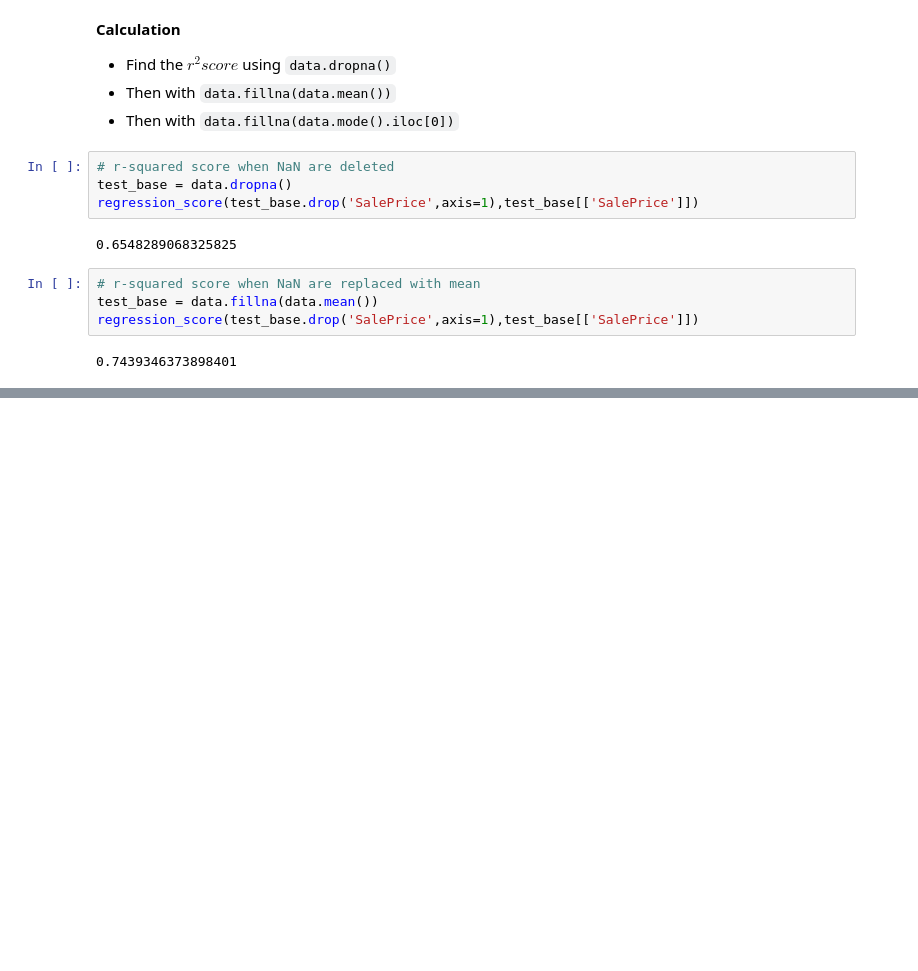
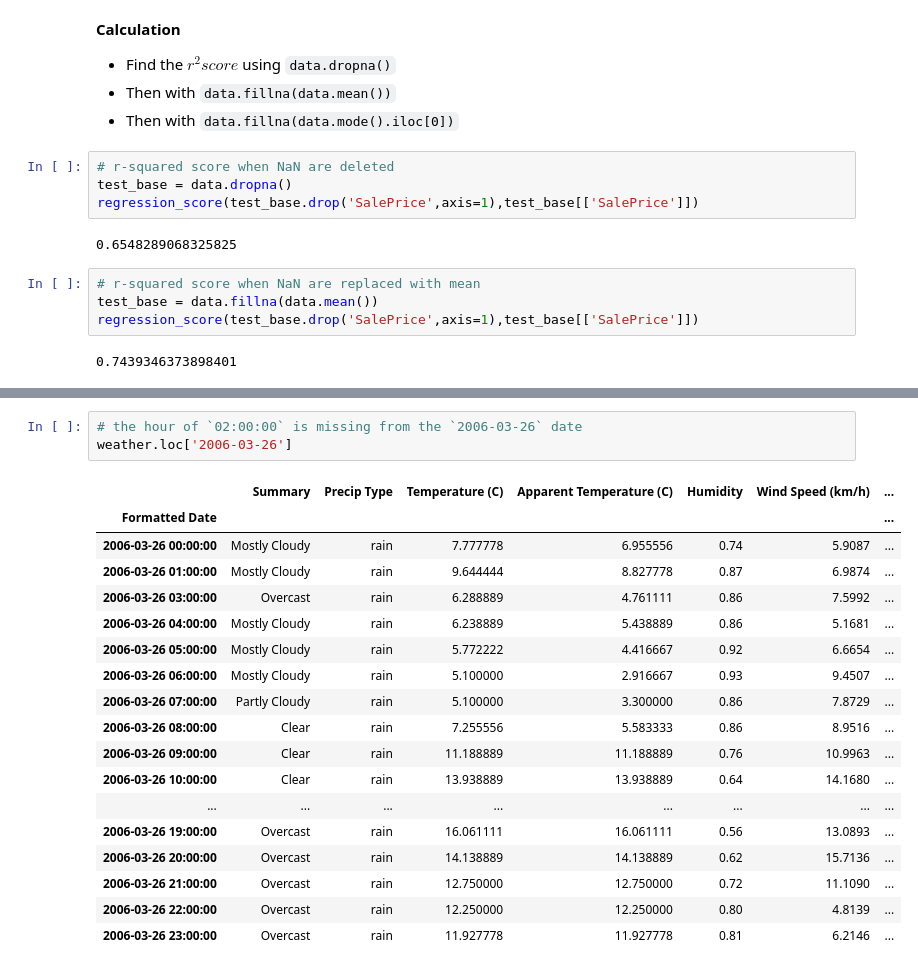
Before and after one commit to Abisoyesam/DS-ML-DL-tuts, a Jupyter notebook: DS With Rune/Lesson 11.ipynb, the cells around one changed output, grey strips where cells are left out. Cells and saved outputs as stored; diff of their text form; blank space fills up the shorter version.

```diff
--- a/DS With Rune/Lesson 11.ipynb
+++ b/DS With Rune/Lesson 11.ipynb
@@ -172,0 +241,22 @@ regression_score(test_base.drop('SalePrice',axis=1),test_base[['SalePrice']])
+# %%
+# the hour of `02:00:00` is missing from the `2006-03-26` date
+weather.loc['2006-03-26']
+# %% [output]
+|  | Summary | Precip Type | Temperature (C) | Apparent Temperature (C) | Humidity | Wind Speed (km/h) | ... |
+| Formatted Date |  |  |  |  |  |  | ... |
+| 2006-03-26 00:00:00 | Mostly Cloudy | rain | 7.777778 | 6.955556 | 0.74 | 5.9087 | ... |
+| 2006-03-26 01:00:00 | Mostly Cloudy | rain | 9.644444 | 8.827778 | 0.87 | 6.9874 | ... |
+| 2006-03-26 03:00:00 | Overcast | rain | 6.288889 | 4.761111 | 0.86 | 7.5992 | ... |
+| 2006-03-26 04:00:00 | Mostly Cloudy | rain | 6.238889 | 5.438889 | 0.86 | 5.1681 | ... |
+| 2006-03-26 05:00:00 | Mostly Cloudy | rain | 5.772222 | 4.416667 | 0.92 | 6.6654 | ... |
+| 2006-03-26 06:00:00 | Mostly Cloudy | rain | 5.100000 | 2.916667 | 0.93 | 9.4507 | ... |
+| 2006-03-26 07:00:00 | Partly Cloudy | rain | 5.100000 | 3.300000 | 0.86 | 7.8729 | ... |
+| 2006-03-26 08:00:00 | Clear | rain | 7.255556 | 5.583333 | 0.86 | 8.9516 | ... |
+| 2006-03-26 09:00:00 | Clear | rain | 11.188889 | 11.188889 | 0.76 | 10.9963 | ... |
+| 2006-03-26 10:00:00 | Clear | rain | 13.938889 | 13.938889 | 0.64 | 14.1680 | ... |
+| ... | ... | ... | ... | ... | ... | ... | ... |
+| 2006-03-26 19:00:00 | Overcast | rain | 16.061111 | 16.061111 | 0.56 | 13.0893 | ... |
+| 2006-03-26 20:00:00 | Overcast | rain | 14.138889 | 14.138889 | 0.62 | 15.7136 | ... |
+| 2006-03-26 21:00:00 | Overcast | rain | 12.750000 | 12.750000 | 0.72 | 11.1090 | ... |
+| 2006-03-26 22:00:00 | Overcast | rain | 12.250000 | 12.250000 | 0.80 | 4.8139 | ... |
+| 2006-03-26 23:00:00 | Overcast | rain | 11.927778 | 11.927778 | 0.81 | 6.2146 | ... |
```
Also changed, not shown: parts of 22 cells of this notebook, 1 other file.
